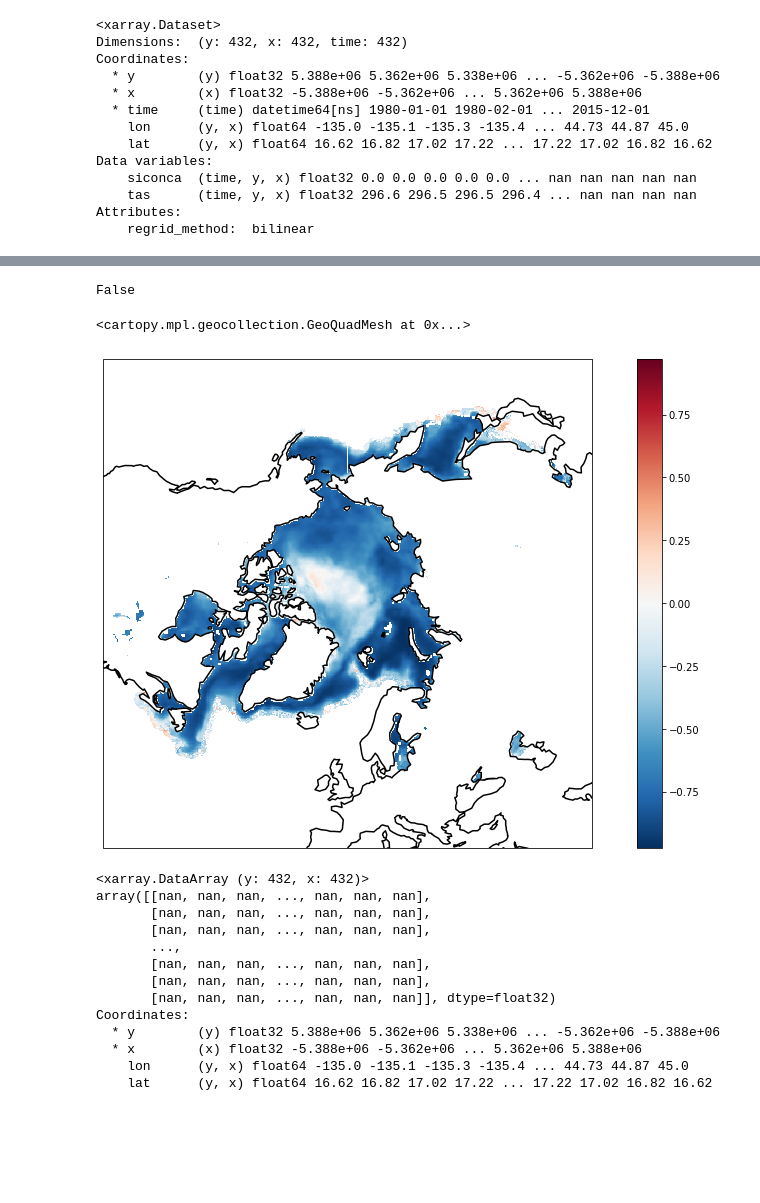
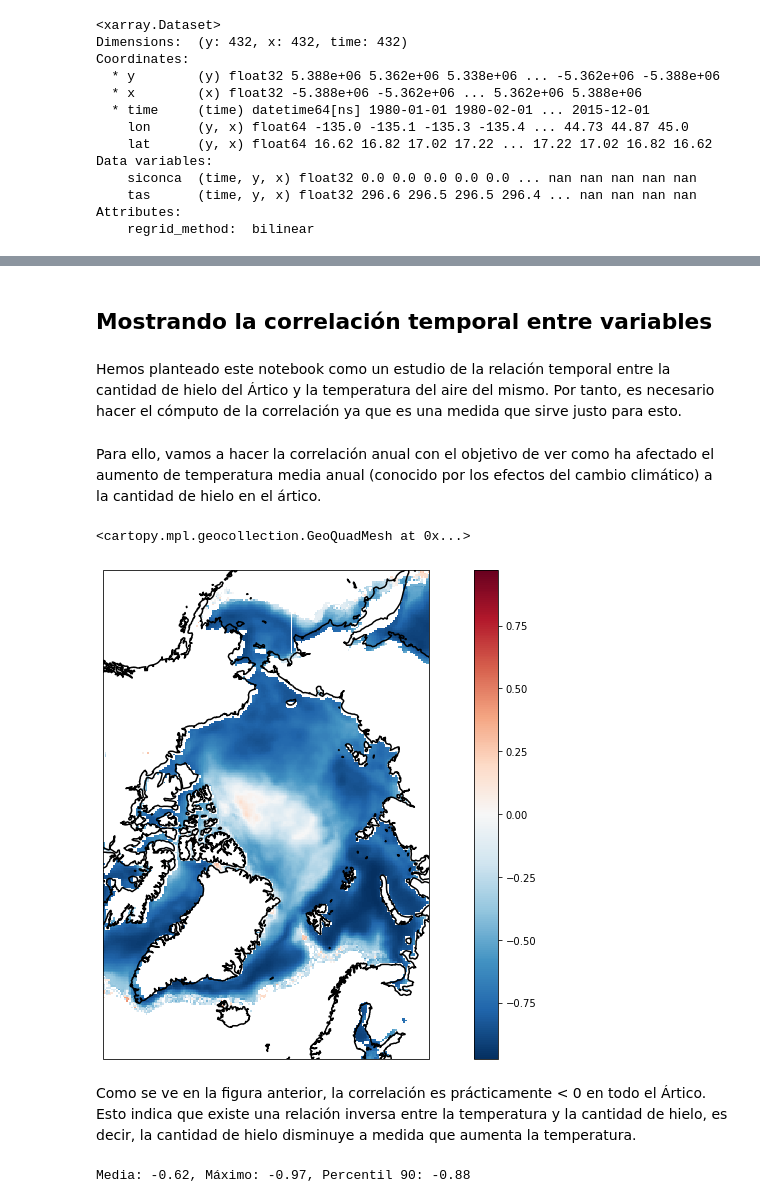
Before and after one commit to aperezvelasco/predictia-cassini-hackaton, a Jupyter notebook: main-notebook.ipynb, the cells around one changed output, grey strips where cells are left out. Drawn from its saved outputs; the diff is of its cells as text; code cells hidden in the pictures; blank space fills up the shorter version.

Commit message:
last notebook version

```diff
--- a/main-notebook.ipynb
+++ b/main-notebook.ipynb
@@ -75,0 +100,2 @@ Attributes:
+# %%
+data['tas'] = data['tas'].where(data['tas'] != 0, drop=True)
@@ -75,0 +105,2 @@ Attributes:
+# %%
+data = data.isel(x=slice(100, 300), y=slice(50, 350))
@@ -106,40 +134,20 @@ data['siconca'] = data['siconca'] * 100
+# %% [markdown]
+## Mostrando la correlación temporal entre variables
+# %% [markdown]
+Hemos planteado este notebook como un estudio de la relación temporal entre la cantidad de hielo del Ártico y la temperatura del aire del mismo. Por tanto, es necesario hacer el cómputo de la correlación ya que es una medida que sirve justo para esto.
+# %% [markdown]
+Para ello, vamos a hacer la correlación anual con el objetivo de ver como ha afectado el aumento de temperatura media anual (conocido por los efectos del cambio climático) a la cantidad de hielo en el ártico.
 # %%
 correlation = xs.pearson_r(
     data.resample(time='YS').mean().siconca, data.resample(time='YS').mean().tas,
     dim='time',
 )
-# %%
-import numpy as np
-np.all(np.isnan(correlation.values))
-# %% [output]
-False
 # %%
 plt.figure(figsize=(16, 9))
-def get_axes():
-        projection = ccrs.LambertAzimuthalEqualArea(
-            central_longitude=0, central_latitude=90
-        )
-        ax = plt.axes(projection=projection)
-        ax.coastlines(lw=1.5)
-        return ax
 ax = get_axes()
 correlation.plot(ax=ax)
 # %% [output]
 <cartopy.mpl.geocollection.GeoQuadMesh at 0x...>
-[figure, old version]
+[figure, new version]
-# %%
-correlation
-# %% [output]
-<xarray.DataArray (y: 432, x: 432)>
-array([[nan, nan, nan, ..., nan, nan, nan],
-       [nan, nan, nan, ..., nan, nan, nan],
-       [nan, nan, nan, ..., nan, nan, nan],
-       ...,
-       [nan, nan, nan, ..., nan, nan, nan],
-       [nan, nan, nan, ..., nan, nan, nan],
-       [nan, nan, nan, ..., nan, nan, nan]], dtype=float32)
-Coordinates:
-  * y        (y) float32 5.388e+06 5.362e+06 5.338e+06 ... -5.362e+06 -5.388e+06
-  * x        (x) float32 -5.388e+06 -5.362e+06 ... 5.362e+06 5.388e+06
-    lon      (y, x) float64 -135.0 -135.1 -135.3 -135.4 ... 44.73 44.87 45.0
-    lat      (y, x) float64 16.62 16.82 17.02 17.22 ... 17.22 17.02 16.82 16.62
+# %% [markdown]
+Como se ve en la figura anterior, la correlación es prácticamente < 0 en todo el Ártico. Esto indica que existe una relación inversa entre la temperatura y la cantidad de hielo, es decir, la cantidad de hielo disminuye a medida que aumenta la temperatura.
@@ -145,0 +158,4 @@ Coordinates:
+# %%
+print(f"Media: {mean_corr}, Máximo: {max_corr}, Percentil 90: {p90_corr}")
+# %% [output]
+Media: -0.62, Máximo: -0.97, Percentil 90: -0.88
```
Also changed, not shown: parts of 29 cells of this notebook, 1 other file.
